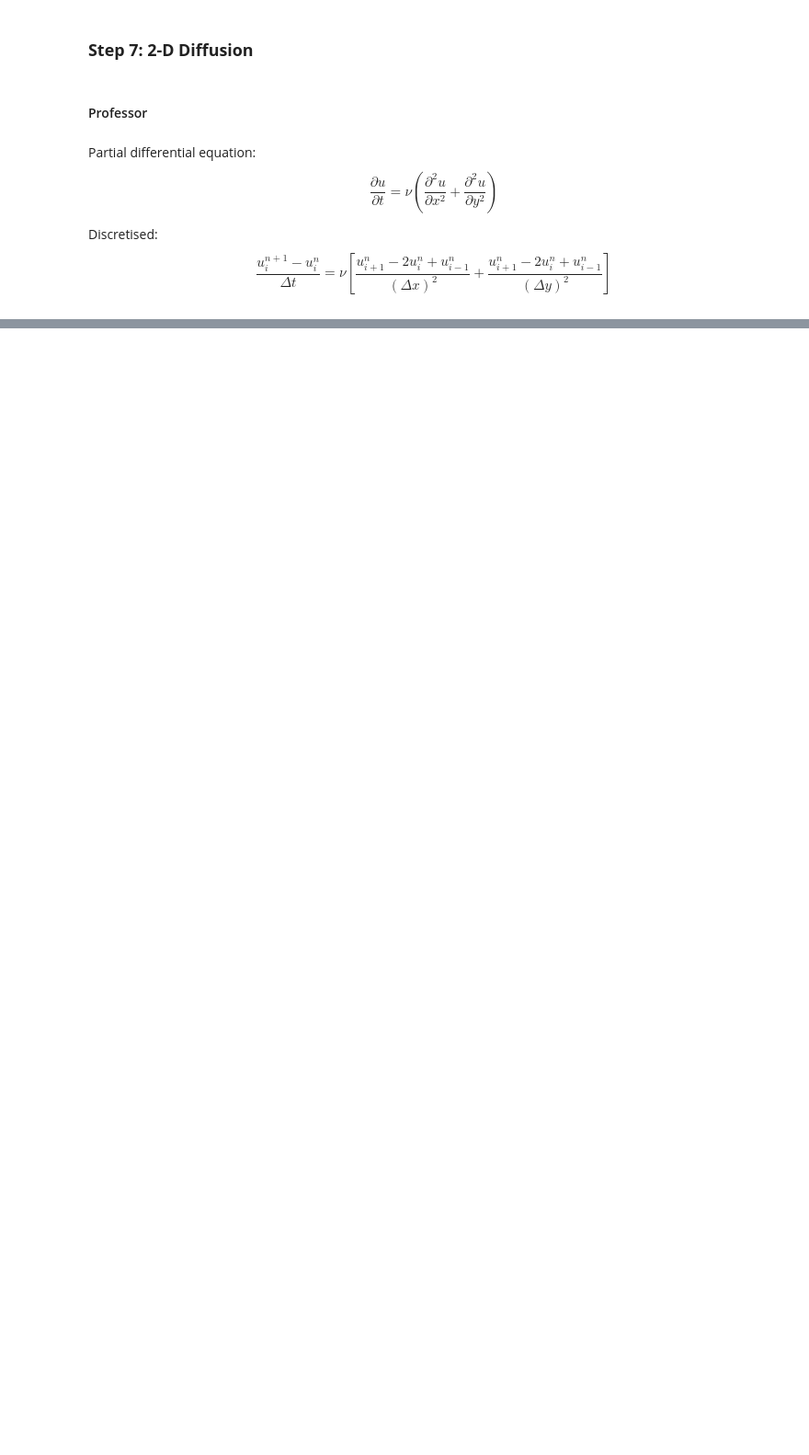
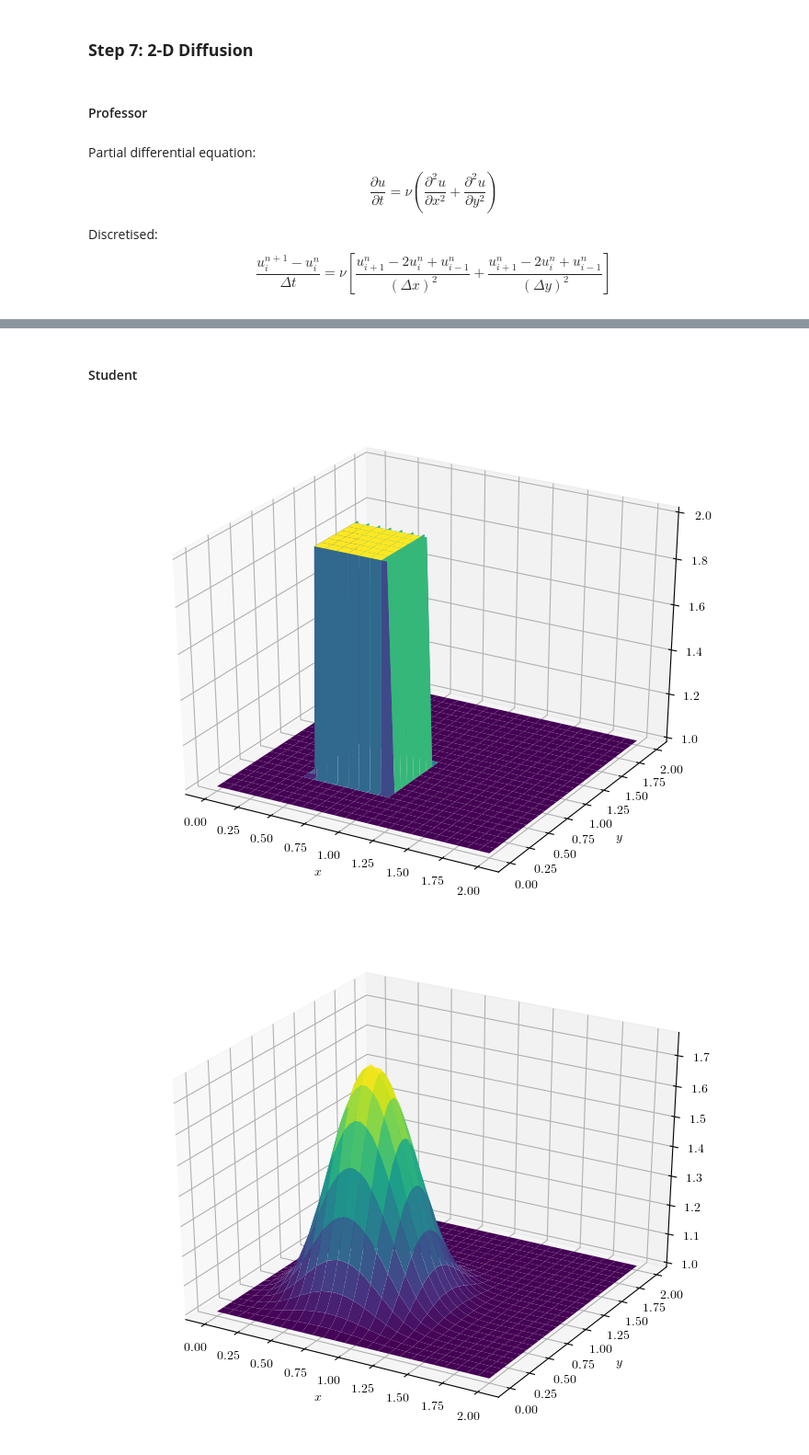
Before and after one commit to GodotMisogi/CFDCodes, a Jupyter notebook: CFDPython.ipynb, the cells around one changed output, grey strips where cells are left out. Shown at 92% size. Cells and saved outputs as stored; diff of their text form; code cells hidden in the pictures; blank space fills up the shorter version.

```diff
--- a/CFDPython.ipynb
+++ b/CFDPython.ipynb
@@ -751,12 +748,11 @@ Discretised: $$ \frac{u^{n+1}_i - u^n_i}{\Delta t} = \nu\left[\frac{u^n_{i+1} -
 # %%
 nx = 31
 ny = 31
-nt = 17
 nu = .05
 dx = 2 / (nx - 1)
 dy = 2 / (ny - 1)
 sigma = .25
-dt = sigma*dt*dy/nu
+dt = sigma*dx*dy/nu
 
 x = numpy.linspace(0,2,nx)
 y = numpy.linspace(0,2,ny)
@@ -784,7 +780,7 @@ def diffuse(nt):
 
     for n in range(nt+1):
         un = u.copy()
-        u[1:-1,1:-1] = un[1:-1,1:-1] + nu*dt*((un[1:-1,2:] - 2*un[1:-1,1:-1] + un[1:-1,0:-2])/dy**2 + (un[2:,1:-1] - 2*un[1:-1,1:-1] + un[0:-2,1:-1])/dx**2)
+        u[1:-1, 1:-1] = (un[1:-1,1:-1] + nu * dt / dx**2 * (un[1:-1, 2:] - 2 * un[1:-1, 1:-1] + un[1:-1, 0:-2]) + nu * dt / dy**2 * (un[2:,1: -1] - 2 * un[1:-1, 1:-1] + un[0:-2, 1:-1]))
         u[0,:] = 1
         u[-1,:] = 1
         u[:,0] = 1
@@ -804,0 +801,51 @@ diffuse(50)
+# %% [markdown]
+#### Student
+# %%
+def diffusion2D(mesh_size_x, mesh_size_y, time):
+    nu = 0.05
+    dx = 2.0/(mesh_size_x-1)
+    dy = 2.0/(mesh_size_y-1)
+    sigma = 0.25
+    dt = sigma*dx*dy/nu
+    timesteps = int(time/dt)
+
+    x = numpy.linspace(0, 2.0, mesh_size_x)
+    y = numpy.linspace(0, 2.0, mesh_size_y)
+
+    u = numpy.ones((timesteps, mesh_size_x, mesh_size_y))
+    v = numpy.ones((timesteps, mesh_size_x, mesh_size_y))
+
+    # Initial conditions
+    u[0][int(.5/dx):int(1/dx + 1),int(.5/dy):int(1/dy + 1)] = 2.0
+
+    # Boundary conditions
+    u[1:][0,:] = 1
+    u[1:][-1,:] = 1
+    u[1:][:,0] = 1
+    u[1:][:,-1] = 1
+
+    for n in range(timesteps-1):
+        u[n+1][1:-1,1:-1] = u[n][1:-1,1:-1] + nu*dt*((u[n][1:-1,2:] - 2*u[n][1:-1,1:-1] + u[n][1:-1,0:-2])/dx**2 + (u[n][2:,1:-1,] - 2*u[n][1:-1,1:-1] + u[n][0:-2,1:-1])/dy**2)
+
+    return x, y, u
+
+pos_x, pos_y, vel_x = diffusion2D(51, 51, 0.35)
+
+# Plotting
+fig = pyplot.figure(1, figsize=(9, 7), dpi=100)
+ax = fig.gca(projection='3d')
+X, Y = numpy.meshgrid(pos_x, pos_y)
+surf = ax.plot_surface(X, Y, vel_x[0], cmap=cm.viridis, rstride=2, cstride=2)
+ax.set_xlabel('$x$')
+ax.set_ylabel('$y$')
+
+fig2 = pyplot.figure(2, figsize=(9, 7), dpi=100)
+ax = fig2.gca(projection='3d')
+X, Y = numpy.meshgrid(pos_x, pos_y)
+surf2 = ax.plot_surface(X, Y, vel_x[-1], cmap=cm.viridis, rstride=2, cstride=2)
+ax.set_xlabel('$x$')
+ax.set_ylabel('$y$')
+pyplot.show()
+# %% [output]
+[figure, added]
+[figure, added]
```
Also changed, not shown: parts of 12 cells of this notebook.
